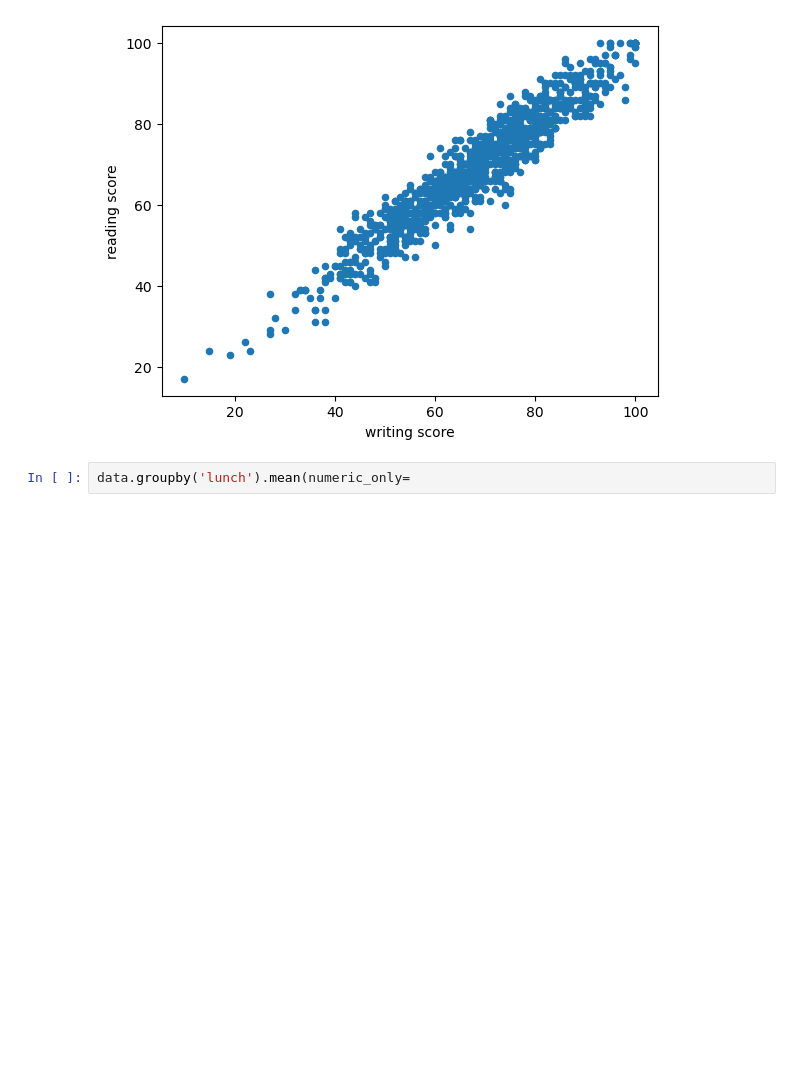
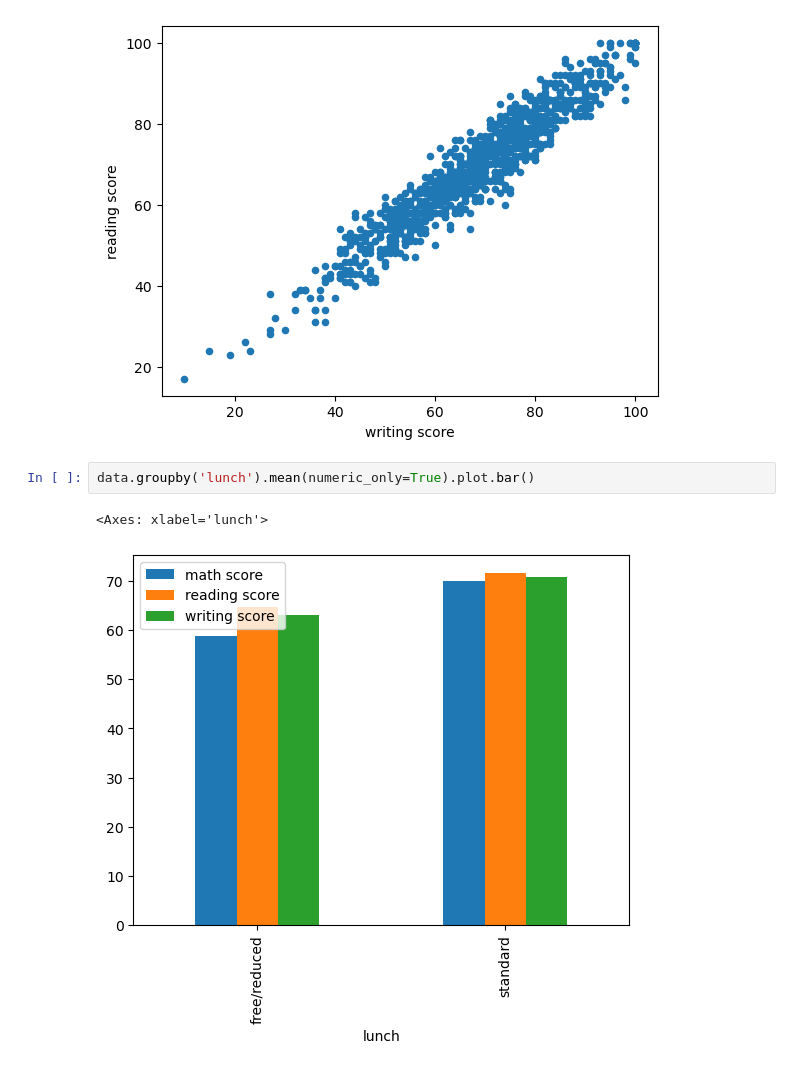
Before and after one commit to wchipman-csupueblo/CIS410_Lesson7_Fall2024, a Jupyter notebook: exams.ipynb, the cells around one changed output. Cells and saved outputs as stored; diff of their text form; blank space fills up the shorter version.

```diff
--- a/exams.ipynb
+++ b/exams.ipynb
@@ -31,4 +31,7 @@ data.plot.scatter(x='writing score', y='reading score')
 <Axes: xlabel='writing score', ylabel='reading score'>
 [figure]
 # %%
-data.groupby('lunch').mean(numeric_only=
+data.groupby('lunch').mean(numeric_only=True).plot.bar()
+# %% [output]
+<Axes: xlabel='lunch'>
+[figure, added]
```
